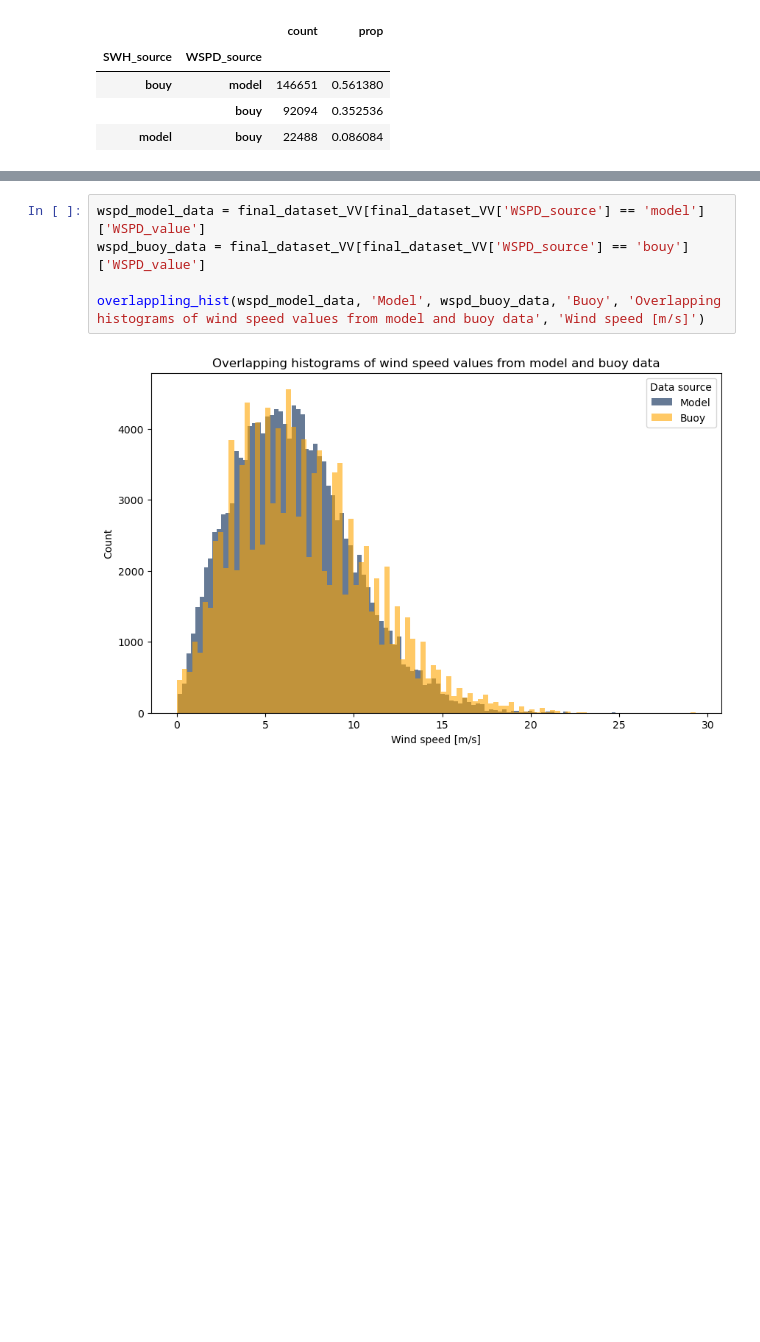
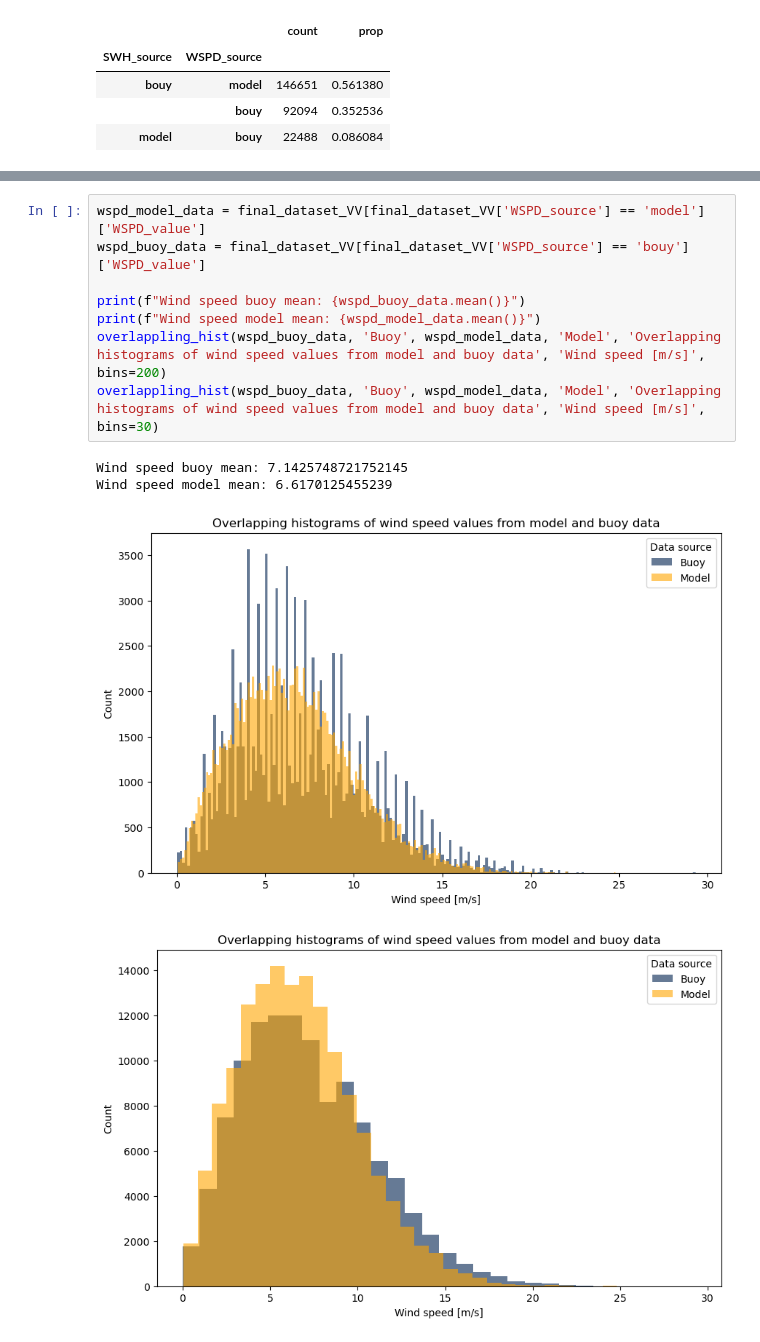
Before and after one commit to SEE-GEO/sarssw, a Jupyter notebook: pipeline/report_plots_sar_dataset.ipynb, the cells around one changed output, grey strips where cells are left out. Drawn from its saved outputs; the diff is of its cells as text; blank space fills up the shorter version.

Commit message:
uppdate plots for report

```diff
--- a/pipeline/report_plots_sar_dataset.ipynb
+++ b/pipeline/report_plots_sar_dataset.ipynb
@@ -128,7 +135,13 @@ overlappling_hist(swh_model_data, 'Model', swh_buoy_data, 'Buoy', 'Overlapping h
 # %%
 wspd_model_data = final_dataset_VV[final_dataset_VV['WSPD_source'] == 'model']['WSPD_value']
 wspd_buoy_data = final_dataset_VV[final_dataset_VV['WSPD_source'] == 'bouy']['WSPD_value']
 
-overlappling_hist(wspd_model_data, 'Model', wspd_buoy_data, 'Buoy', 'Overlapping histograms of wind speed values from model and buoy data', 'Wind speed [m/s]')
+print(f"Wind speed buoy mean: {wspd_buoy_data.mean()}")
+print(f"Wind speed model mean: {wspd_model_data.mean()}")
+overlappling_hist(wspd_buoy_data, 'Buoy', wspd_model_data, 'Model', 'Overlapping histograms of wind speed values from model and buoy data', 'Wind speed [m/s]', bins=200)
+overlappling_hist(wspd_buoy_data, 'Buoy', wspd_model_data, 'Model', 'Overlapping histograms of wind speed values from model and buoy data', 'Wind speed [m/s]', bins=30)
 # %% [output]
+Wind speed buoy mean: 7.1425748721752145
+Wind speed model mean: 6.6170125455239
-[figure, old version]
+[figure, new version]
+[figure, added]
```
Also changed, not shown: parts of 1 cell of this notebook, 1 other file.
